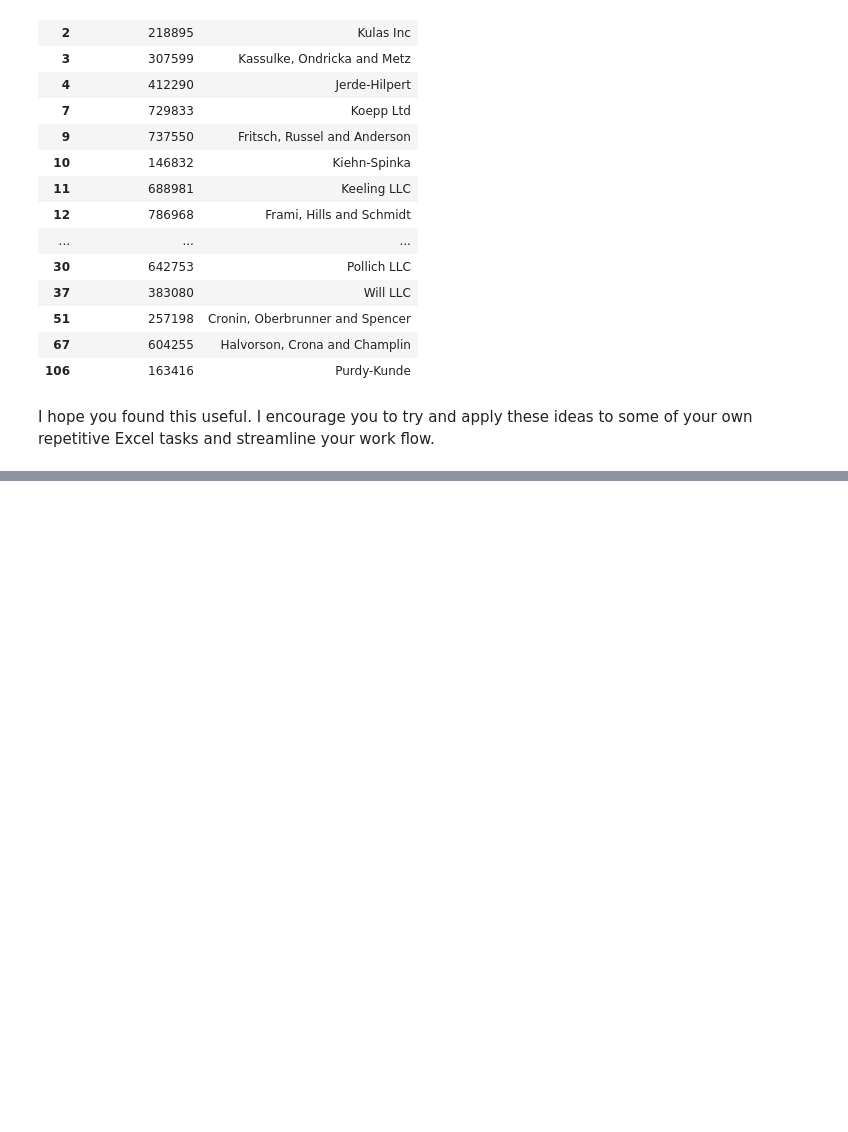
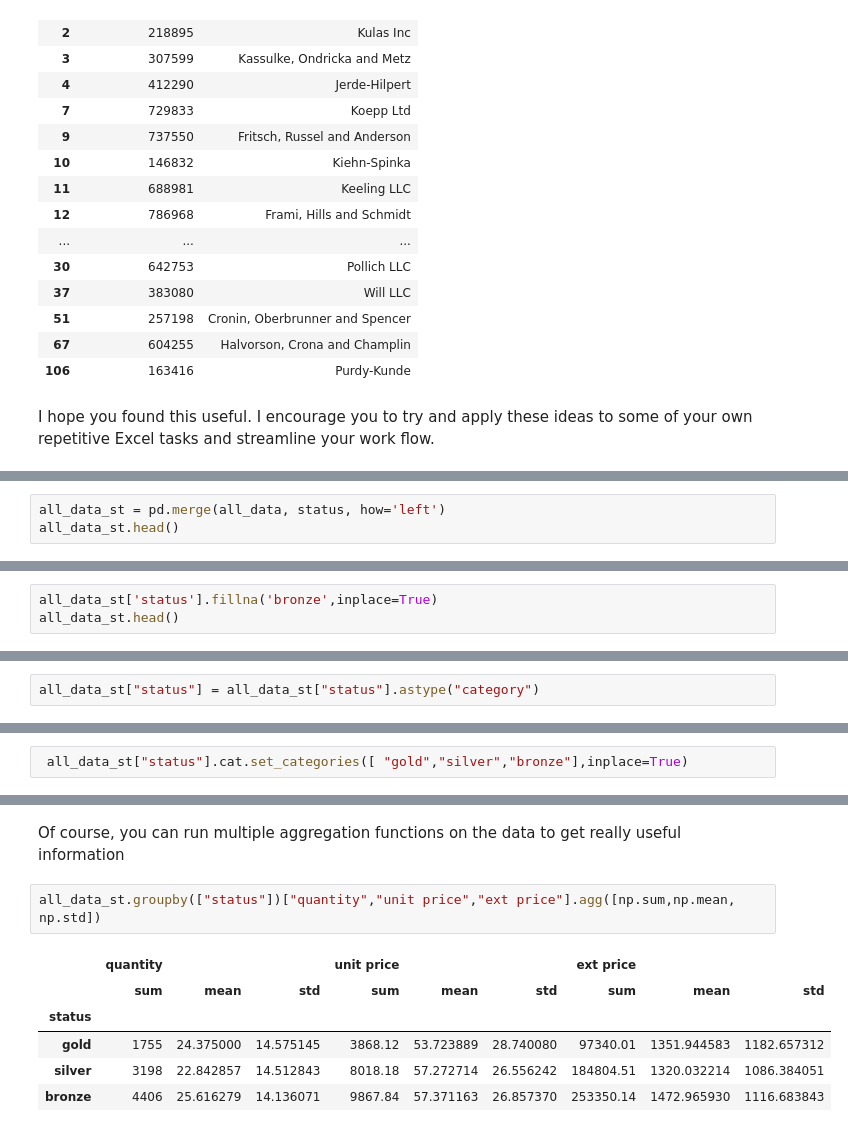
Before and after one commit to bignollo/DSPXI, a Jupyter notebook: 06 - Excel/06.00-Introduction-to-excel.ipynb, the cells around one changed output, grey strips where cells are left out. Cells and saved outputs as stored; diff of their text form; blank space fills up the shorter version.

```diff
--- a/06 - Excel/06.00-Introduction-to-excel.ipynb
+++ b/06 - Excel/06.00-Introduction-to-excel.ipynb
@@ -1843,0 +1942,3 @@ I hope you found this useful. I encourage you to try and apply these ideas to so
+# %%
+all_data_st = pd.merge(all_data, status, how='left')
+all_data_st.head()
@@ -1843,0 +1965,3 @@ I hope you found this useful. I encourage you to try and apply these ideas to so
+# %%
+all_data_st['status'].fillna('bronze',inplace=True)
+all_data_st.head()
@@ -1843,0 +2004,2 @@ I hope you found this useful. I encourage you to try and apply these ideas to so
+# %%
+all_data_st["status"] = all_data_st["status"].astype("category")
@@ -1843,0 +2044,2 @@ I hope you found this useful. I encourage you to try and apply these ideas to so
+# %%
+ all_data_st["status"].cat.set_categories([ "gold","silver","bronze"],inplace=True)
@@ -1843,0 +2075,11 @@ I hope you found this useful. I encourage you to try and apply these ideas to so
+# %% [markdown]
+Of course, you can run multiple aggregation functions on the data to get really useful information
+# %%
+all_data_st.groupby(["status"])["quantity","unit price","ext price"].agg([np.sum,np.mean, np.std])
+# %% [output]
+|  | quantity |  |  | unit price |  |  | ext price |  |  |
+|  | sum | mean | std | sum | mean | std | sum | mean | std |
+| status |  |  |  |  |  |  |  |  |  |
+| gold | 1755 | 24.375000 | 14.575145 | 3868.12 | 53.723889 | 28.740080 | 97340.01 | 1351.944583 | 1182.657312 |
+| silver | 3198 | 22.842857 | 14.512843 | 8018.18 | 57.272714 | 26.556242 | 184804.51 | 1320.032214 | 1086.384051 |
+| bronze | 4406 | 25.616279 | 14.136071 | 9867.84 | 57.371163 | 26.857370 | 253350.14 | 1472.965930 | 1116.683843 |
```
Also changed, not shown: parts of 51 cells of this notebook.
